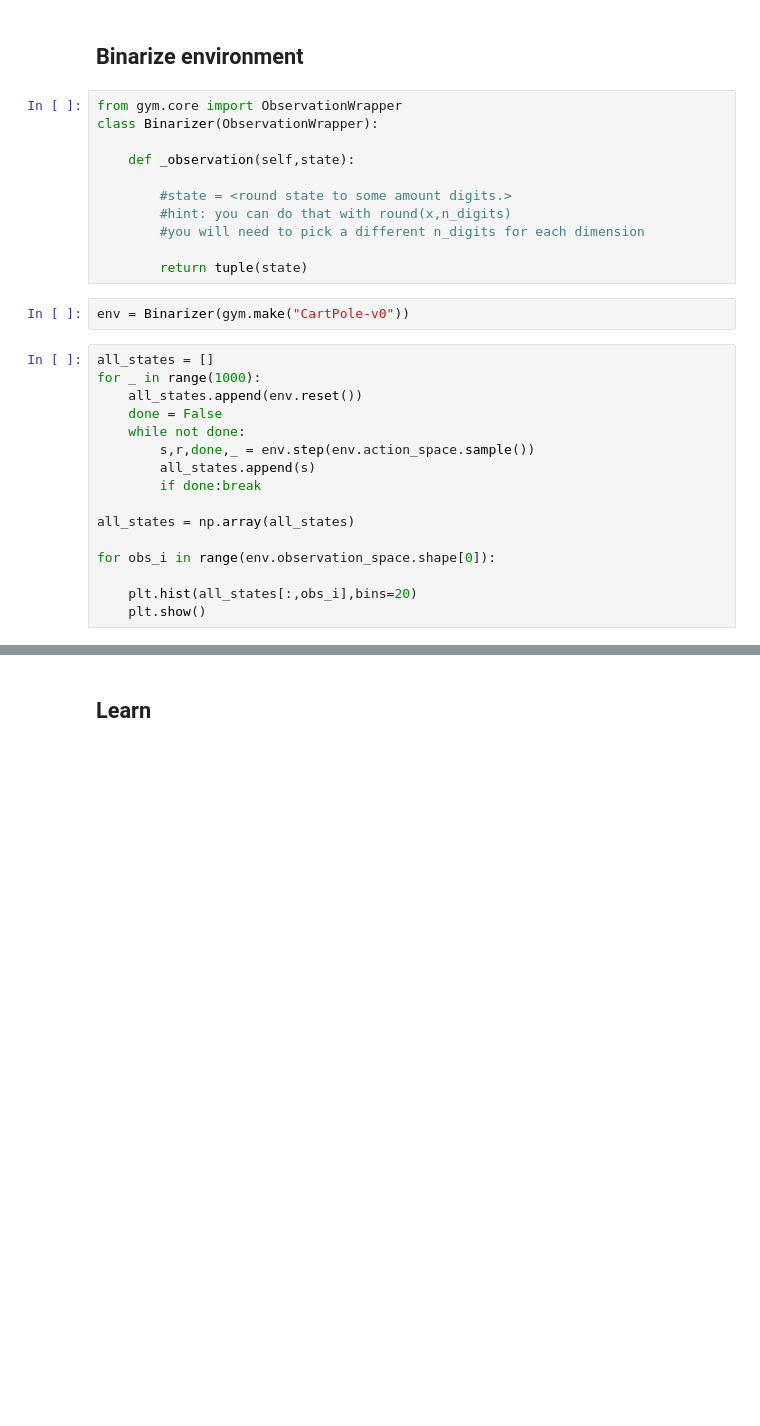
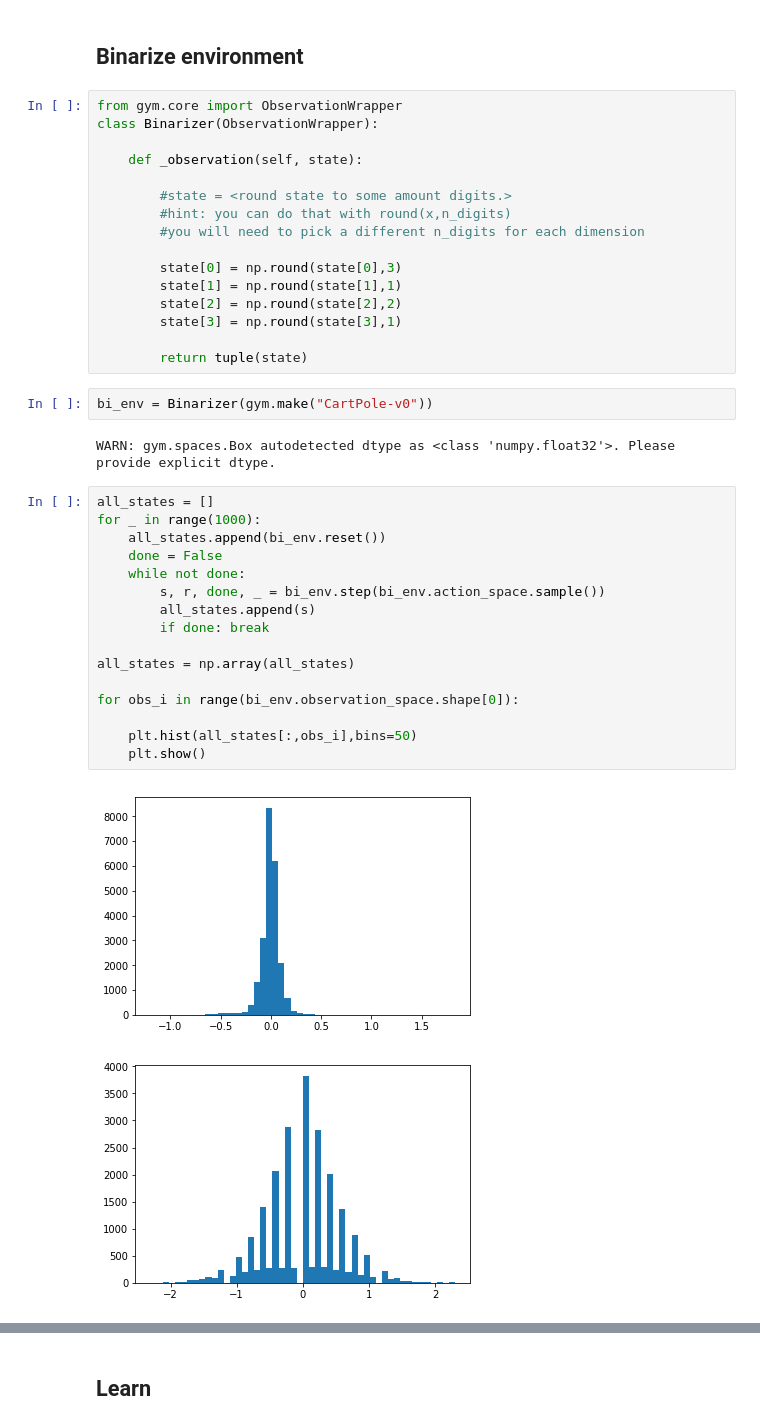
Before and after one commit to sshkhr/Practical_RL, a Jupyter notebook: week3_model_free/homework/homework.ipynb, the cells around one changed output, grey strips where cells are left out. Drawn from its saved outputs; the diff is of its cells as text; blank space fills up the shorter version.

```diff
--- a/week3_model_free/homework/homework.ipynb
+++ b/week3_model_free/homework/homework.ipynb
@@ -287,28 +288,38 @@ for i in range(1000):
 from gym.core import ObservationWrapper
 class Binarizer(ObservationWrapper):
 
-    def _observation(self,state):
+    def _observation(self, state):
 
         #state = <round state to some amount digits.>
         #hint: you can do that with round(x,n_digits)
         #you will need to pick a different n_digits for each dimension
 
+        state[0] = np.round(state[0],3)
+        state[1] = np.round(state[1],1)
+        state[2] = np.round(state[2],2)
+        state[3] = np.round(state[3],1)
+
         return tuple(state)
 # %%
-env = Binarizer(gym.make("CartPole-v0"))
+bi_env = Binarizer(gym.make("CartPole-v0"))
+# %% [output]
+WARN: gym.spaces.Box autodetected dtype as <class 'numpy.float32'>. Please provide explicit dtype.
 # %%
 all_states = []
 for _ in range(1000):
-    all_states.append(env.reset())
+    all_states.append(bi_env.reset())
     done = False
     while not done:
-        s,r,done,_ = env.step(env.action_space.sample())
+        s, r, done, _ = bi_env.step(bi_env.action_space.sample())
         all_states.append(s)
-        if done:break
+        if done: break
 
 all_states = np.array(all_states)
 
-for obs_i in range(env.observation_space.shape[0]):
+for obs_i in range(bi_env.observation_space.shape[0]):
 
-    plt.hist(all_states[:,obs_i],bins=20)
+    plt.hist(all_states[:,obs_i],bins=50)
     plt.show()
+# %% [output]
+[figure, added]
+[figure, added]
```
Also changed, not shown: parts of 19 cells of this notebook.
